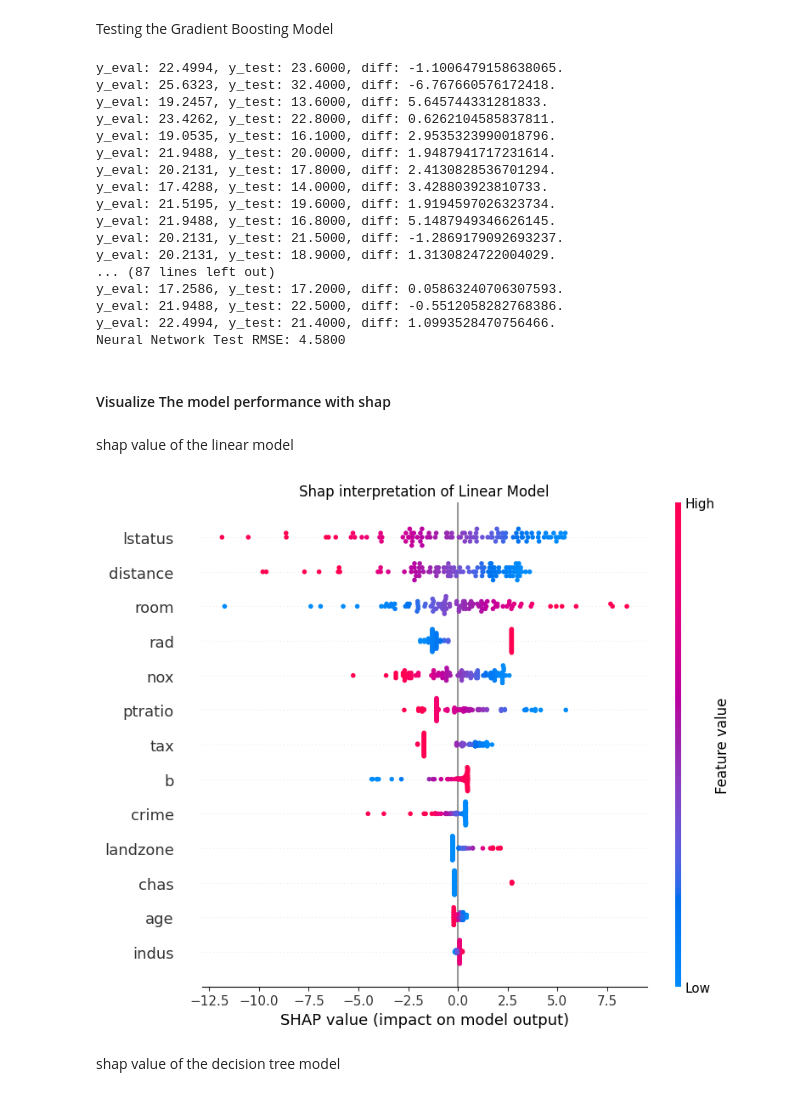
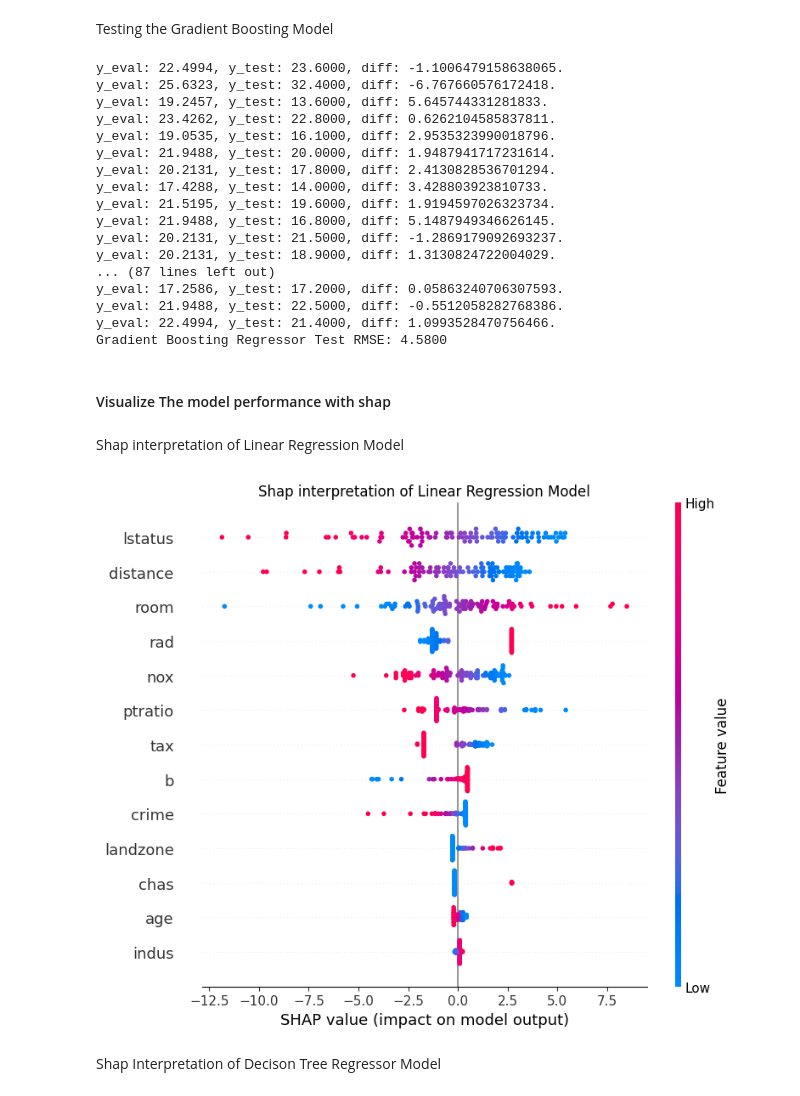
Before and after one commit to imck037/python-ml-projects, a Jupyter notebook: HousePricePrediction/main.ipynb, the cells around one changed output. Drawn from its saved outputs; the diff is of its cells as text; code cells hidden in the pictures.

```diff
--- a/HousePricePrediction/main.ipynb
+++ b/HousePricePrediction/main.ipynb
@@ -615,7 +619,7 @@ loss_gbr = mean_squared_error(y_pred_test_gbr, y_test)
 for i in range(len(y_pred_test_gbr)):
     print(f"y_eval: {y_pred_test_gbr[i].item():.4f}, y_test: {y_test[i].item():.4f}, diff: {y_pred_test_gbr[i].item() - y_test[i].item()}.")
 rmse_gbr = (loss_gbr ** (1/2))
-print(f'Neural Network Test RMSE: {rmse_gbr.item():.4f}')
+print(f'Gradient Boosting Regressor Test RMSE: {rmse_gbr.item():.4f}')
 # %% [output]
 y_eval: 22.4994, y_test: 23.6000, diff: -1.1006479158638065.
 y_eval: 25.6323, y_test: 32.4000, diff: -6.767660576172418.
@@ -633,7 +637,7 @@ y_eval: 20.2131, y_test: 18.9000, diff: 1.3130824722004029.
 y_eval: 17.2586, y_test: 17.2000, diff: 0.05863240706307593.
 y_eval: 21.9488, y_test: 22.5000, diff: -0.5512058282768386.
 y_eval: 22.4994, y_test: 21.4000, diff: 1.0993528470756466.
-Neural Network Test RMSE: 4.5800
+Gradient Boosting Regressor Test RMSE: 4.5800
 # %% [markdown]
 #### Visualize The model performance with shap
 # %%
@@ -641,22 +645,22 @@ def model_predict(data_as_numpy):
     data_as_tensor = torch.tensor(data_as_numpy, dtype=torch.float32)
     with torch.no_grad():
         return model(data_as_tensor).numpy()
-# %% [markdown]
-shap value of the linear model
+# %% [markdown]
+Shap interpretation of Linear Regression Model
 # %%
 import shap
 
 explainer = shap.Explainer(model_predict, masker=X_test.numpy())
 
 shap_values = explainer.shap_values(X_test.numpy())
 
-plt.title('Shap interpretation of Linear Model')
+plt.title('Shap interpretation of Linear Regression Model')
 shap.summary_plot(shap_values, X_test, feature_names=features)
 plt.show()
 # %% [output]
-[figure, old version]
+[figure, new version]
-# %% [markdown]
-shap value of the decision tree model
+# %% [markdown]
+Shap Interpretation of Decison Tree Regressor Model
 # %%
 dtr_explainer = shap.TreeExplainer(dtr_model)
 
```
Also changed, not shown: parts of 24 cells of this notebook.
